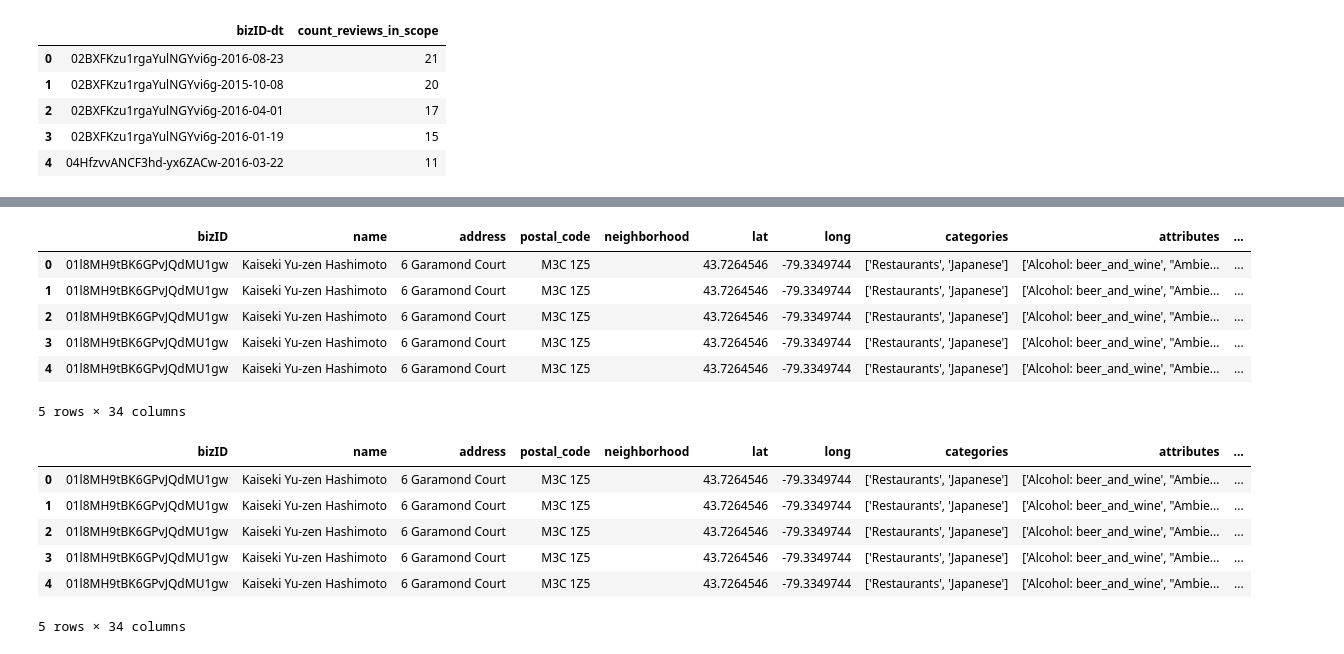
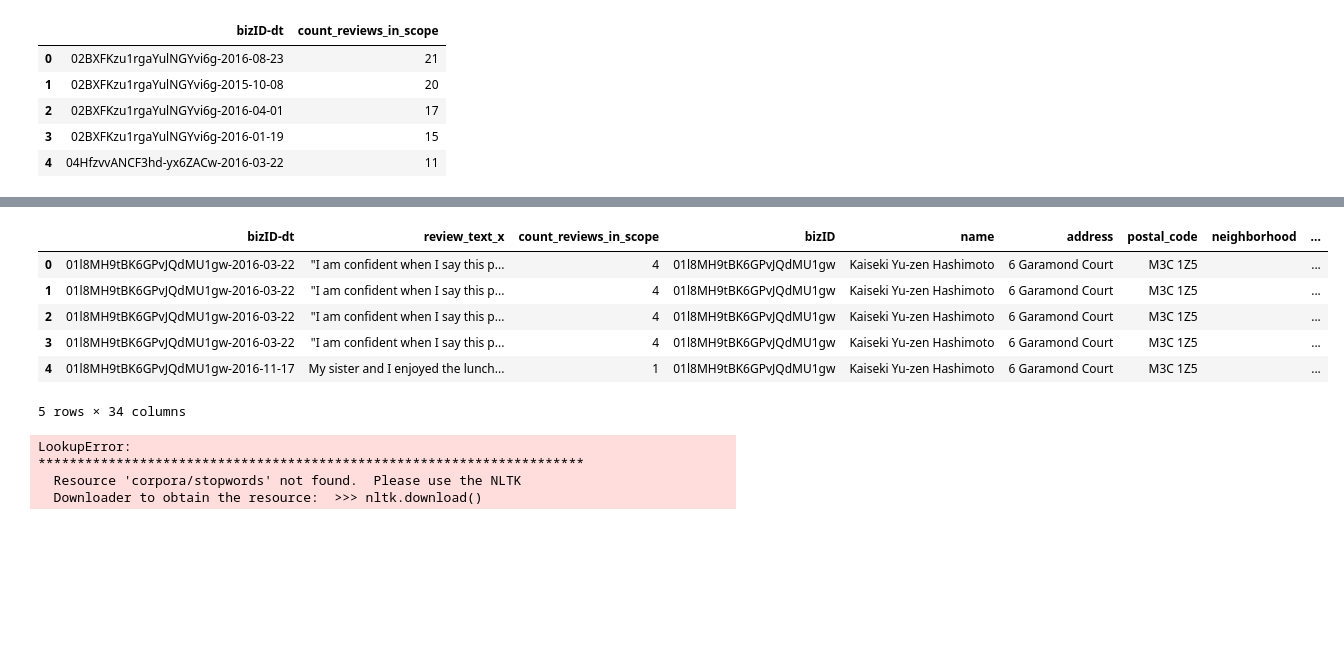
Before and after one commit to ms682/DataScience, a Jupyter notebook: yelp-toronto-dataset.ipynb, the cells around one changed output, grey strips where cells are left out. Drawn from its saved outputs; the diff is of its cells as text; code cells hidden in the pictures; blank space fills up the shorter version.

```diff
--- a/yelp-toronto-dataset.ipynb
+++ b/yelp-toronto-dataset.ipynb
@@ -103,3 +103,7 @@ in_scope_reviews.head()
 | 2 | 02BXFKzu1rgaYulNGYvi6g-2016-04-01 | 17 |
 | 3 | 02BXFKzu1rgaYulNGYvi6g-2016-01-19 | 15 |
 | 4 | 04HfzvvANCF3hd-yx6ZACw-2016-03-22 | 11 |
+# %%
+#get dummies for star rating column
+obs = pd.concat([obs, pd.get_dummies(obs['review_stars'], prefix='stars')], axis=1)
+obs.head()
@@ -106,4 +118,4 @@ in_scope_reviews.head()
 # %%
-obs.groupby('bizID-dt')['review_text'].apply(' '.join).reset_index()
-obs.head()
+df = obs.groupby('bizID-dt')['review_text'].apply(' '.join).reset_index()
+df.head()
 # %% [output]
@@ -117,15 +128,12 @@ obs.head()
 # %%
-df1 = pd.merge(obs,in_scope_reviews,on='bizID-dt', how='left')
-df = pd.merge(df1,rev_counts,on='bizID', how='left')
-
-df.head()
+df1 = pd.merge(df,in_scope_reviews,on='bizID-dt', how='left')
 # %% [output]
-|  | bizID | name | address | postal_code | neighborhood | lat | long | categories | attributes | ... |
-| 0 | 01l8MH9tBK6GPvJQdMU1gw | Kaiseki Yu-zen Hashimoto | 6 Garamond Court | M3C 1Z5 |  | 43.7264546 | -79.3349744 | ['Restaurants', 'Japanese'] | ['Alcohol: beer_and_wine', "Ambie... | ... |
-| 1 | 01l8MH9tBK6GPvJQdMU1gw | Kaiseki Yu-zen Hashimoto | 6 Garamond Court | M3C 1Z5 |  | 43.7264546 | -79.3349744 | ['Restaurants', 'Japanese'] | ['Alcohol: beer_and_wine', "Ambie... | ... |
-| 2 | 01l8MH9tBK6GPvJQdMU1gw | Kaiseki Yu-zen Hashimoto | 6 Garamond Court | M3C 1Z5 |  | 43.7264546 | -79.3349744 | ['Restaurants', 'Japanese'] | ['Alcohol: beer_and_wine', "Ambie... | ... |
-| 3 | 01l8MH9tBK6GPvJQdMU1gw | Kaiseki Yu-zen Hashimoto | 6 Garamond Court | M3C 1Z5 |  | 43.7264546 | -79.3349744 | ['Restaurants', 'Japanese'] | ['Alcohol: beer_and_wine', "Ambie... | ... |
-| 4 | 01l8MH9tBK6GPvJQdMU1gw | Kaiseki Yu-zen Hashimoto | 6 Garamond Court | M3C 1Z5 |  | 43.7264546 | -79.3349744 | ['Restaurants', 'Japanese'] | ['Alcohol: beer_and_wine', "Ambie... | ... |
+|  | bizID-dt | review_text_x | count_reviews_in_scope | bizID | name | address | postal_code | neighborhood | ... |
+| 0 | 01l8MH9tBK6GPvJQdMU1gw-2016-03-22 | "I am confident when I say this p... | 4 | 01l8MH9tBK6GPvJQdMU1gw | Kaiseki Yu-zen Hashimoto | 6 Garamond Court | M3C 1Z5 |  | ... |
+| 1 | 01l8MH9tBK6GPvJQdMU1gw-2016-03-22 | "I am confident when I say this p... | 4 | 01l8MH9tBK6GPvJQdMU1gw | Kaiseki Yu-zen Hashimoto | 6 Garamond Court | M3C 1Z5 |  | ... |
+| 2 | 01l8MH9tBK6GPvJQdMU1gw-2016-03-22 | "I am confident when I say this p... | 4 | 01l8MH9tBK6GPvJQdMU1gw | Kaiseki Yu-zen Hashimoto | 6 Garamond Court | M3C 1Z5 |  | ... |
+| 3 | 01l8MH9tBK6GPvJQdMU1gw-2016-03-22 | "I am confident when I say this p... | 4 | 01l8MH9tBK6GPvJQdMU1gw | Kaiseki Yu-zen Hashimoto | 6 Garamond Court | M3C 1Z5 |  | ... |
+| 4 | 01l8MH9tBK6GPvJQdMU1gw-2016-11-17 | My sister and I enjoyed the lunch... | 1 | 01l8MH9tBK6GPvJQdMU1gw | Kaiseki Yu-zen Hashimoto | 6 Garamond Court | M3C 1Z5 |  | ... |
 5 rows × 34 columns
 # %%
 from nltk.corpus import stopwords
@@ -139,10 +147,7 @@ df['review_text']=df['review_text'].apply(lambda x: ', '.join(x))
 df['review_text'] = df['review_text'].str.replace('[^\w\s]','')
 df.head()
 # %% [output]
-|  | bizID | name | address | postal_code | neighborhood | lat | long | categories | attributes | ... |
-| 0 | 01l8MH9tBK6GPvJQdMU1gw | Kaiseki Yu-zen Hashimoto | 6 Garamond Court | M3C 1Z5 |  | 43.7264546 | -79.3349744 | ['Restaurants', 'Japanese'] | ['Alcohol: beer_and_wine', "Ambie... | ... |
-| 1 | 01l8MH9tBK6GPvJQdMU1gw | Kaiseki Yu-zen Hashimoto | 6 Garamond Court | M3C 1Z5 |  | 43.7264546 | -79.3349744 | ['Restaurants', 'Japanese'] | ['Alcohol: beer_and_wine', "Ambie... | ... |
-| 2 | 01l8MH9tBK6GPvJQdMU1gw | Kaiseki Yu-zen Hashimoto | 6 Garamond Court | M3C 1Z5 |  | 43.7264546 | -79.3349744 | ['Restaurants', 'Japanese'] | ['Alcohol: beer_and_wine', "Ambie... | ... |
-| 3 | 01l8MH9tBK6GPvJQdMU1gw | Kaiseki Yu-zen Hashimoto | 6 Garamond Court | M3C 1Z5 |  | 43.7264546 | -79.3349744 | ['Restaurants', 'Japanese'] | ['Alcohol: beer_and_wine', "Ambie... | ... |
-| 4 | 01l8MH9tBK6GPvJQdMU1gw | Kaiseki Yu-zen Hashimoto | 6 Garamond Court | M3C 1Z5 |  | 43.7264546 | -79.3349744 | ['Restaurants', 'Japanese'] | ['Alcohol: beer_and_wine', "Ambie... | ... |
-5 rows × 34 columns
+LookupError:
+**********************************************************************
+  Resource 'corpora/stopwords' not found.  Please use the NLTK
+  Downloader to obtain the resource:  >>> nltk.download()
```
Also changed, not shown: parts of 2 cells of this notebook.
